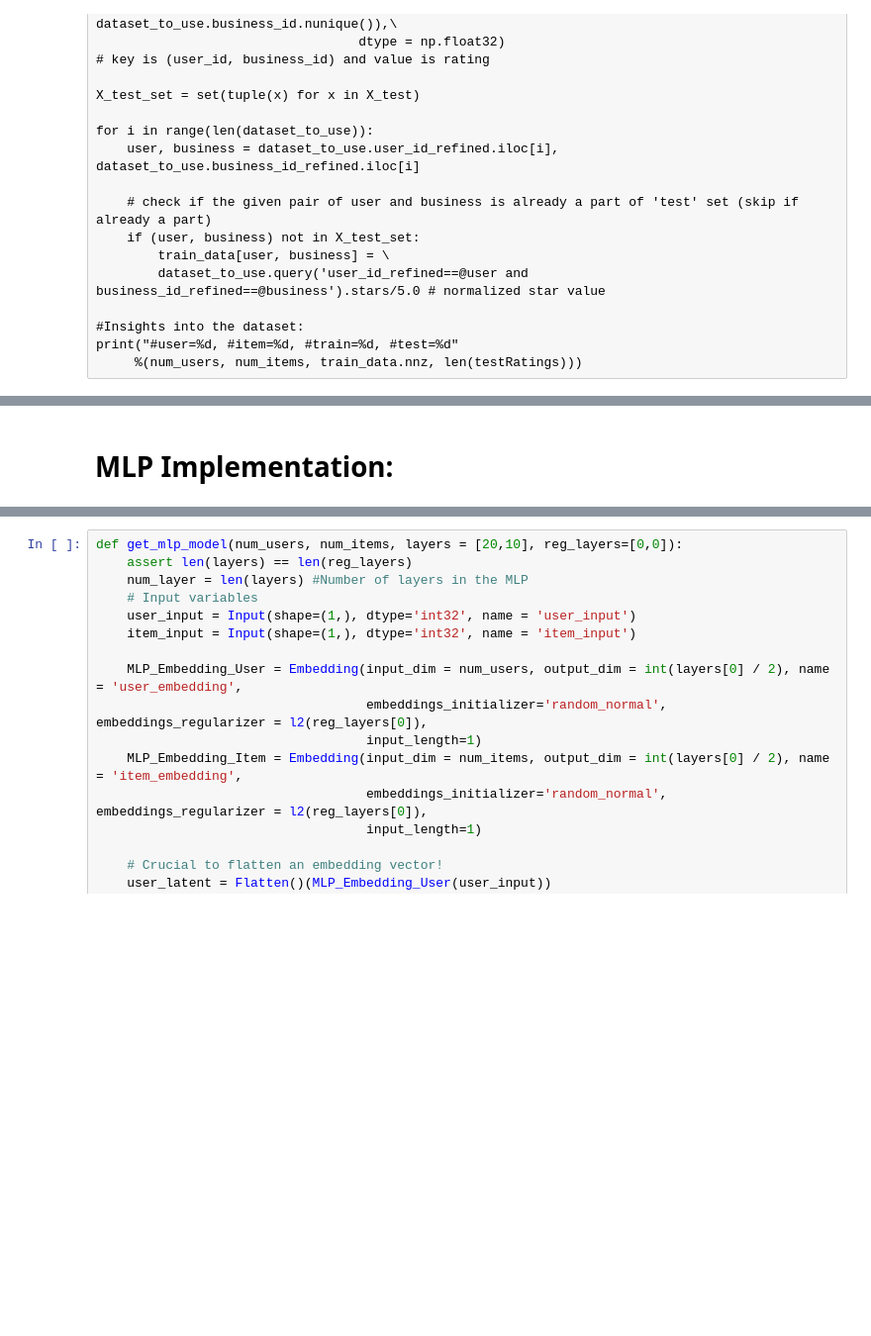
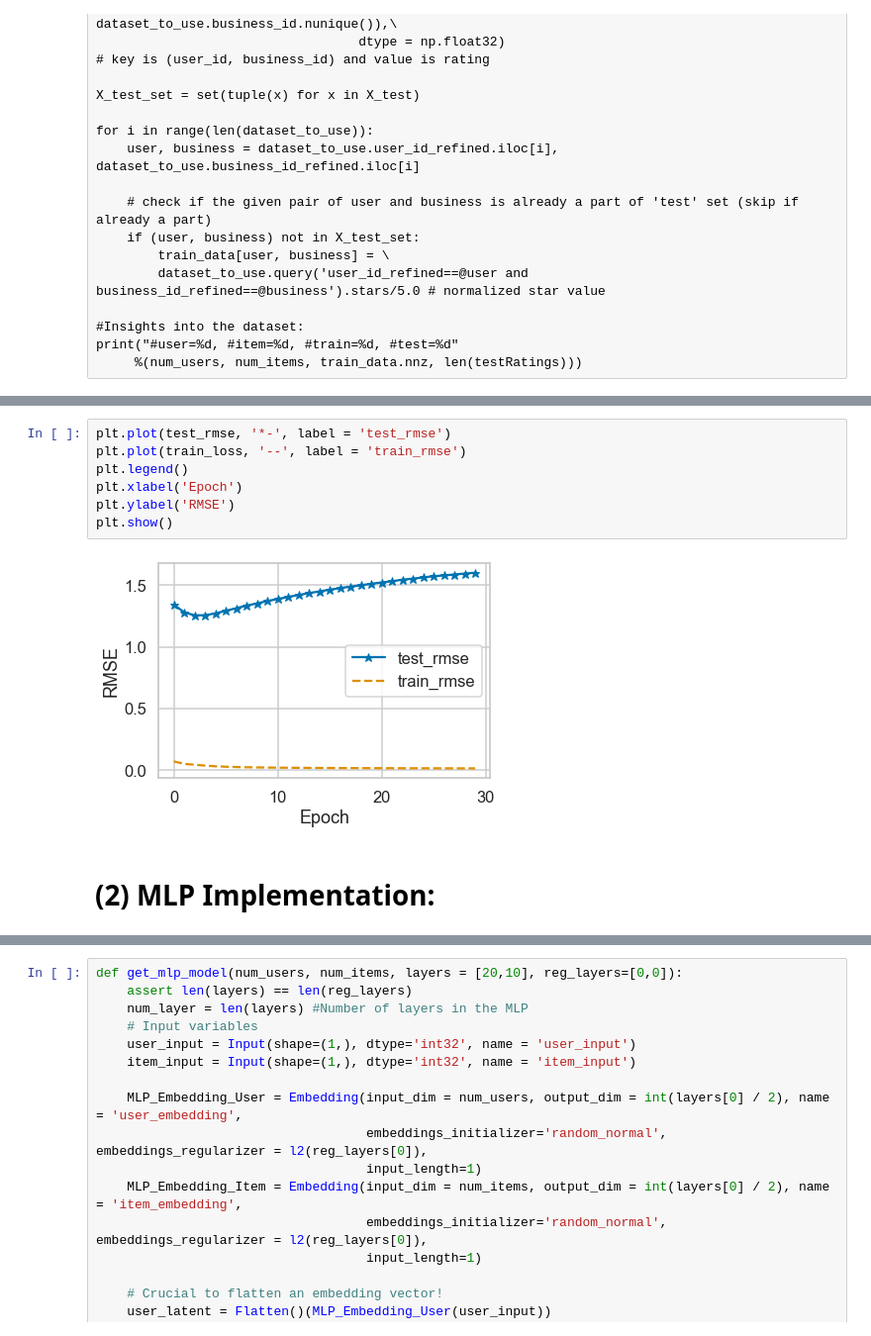
Before and after one commit to akhilesh-somani/Restaurant_Recommendation_System, a Jupyter notebook: Baseline2/Baseline_2.ipynb, the cells around one changed output, grey strips where cells are left out. Shown at 99% size. Drawn from its saved outputs; the diff is of its cells as text; blank space fills up the shorter version.

```diff
--- a/Baseline2/Baseline_2.ipynb
+++ b/Baseline2/Baseline_2.ipynb
@@ -499,6 +511,15 @@ End. Best Iteration 0:  RMSE = 1.3970, R2 = -0.1826.
 The best GMF model is saved
+# %%
+plt.plot(test_rmse, '*-', label = 'test_rmse')
+plt.plot(train_loss, '--', label = 'train_rmse')
+plt.legend()
+plt.xlabel('Epoch')
+plt.ylabel('RMSE')
+plt.show()
+# %% [output]
+[figure, added]
 # %% [markdown]
-# MLP Implementation:
+# (2) MLP Implementation:
 # %%
 def parse_args():
     parser = argparse.ArgumentParser(description="Run MLP.")
```
Also changed, not shown: parts of 41 cells of this notebook, 1 other file.
